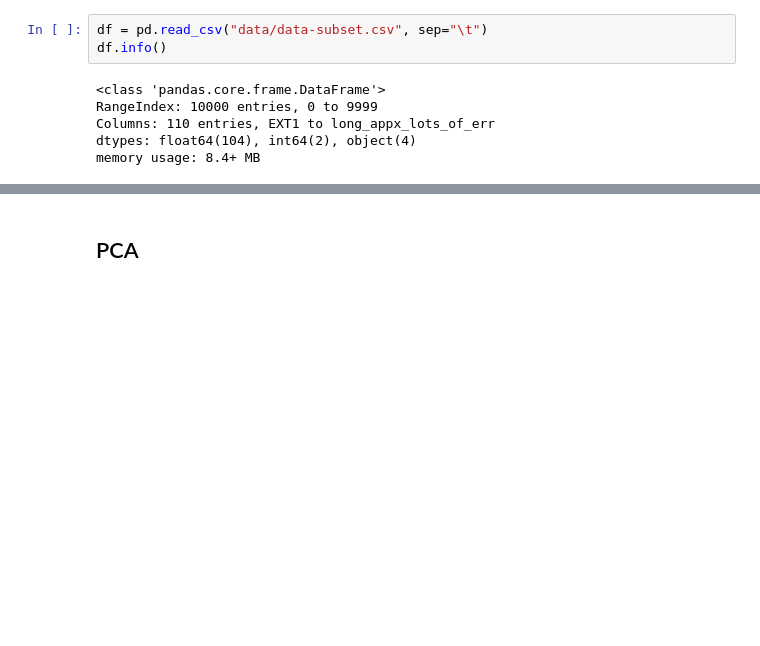
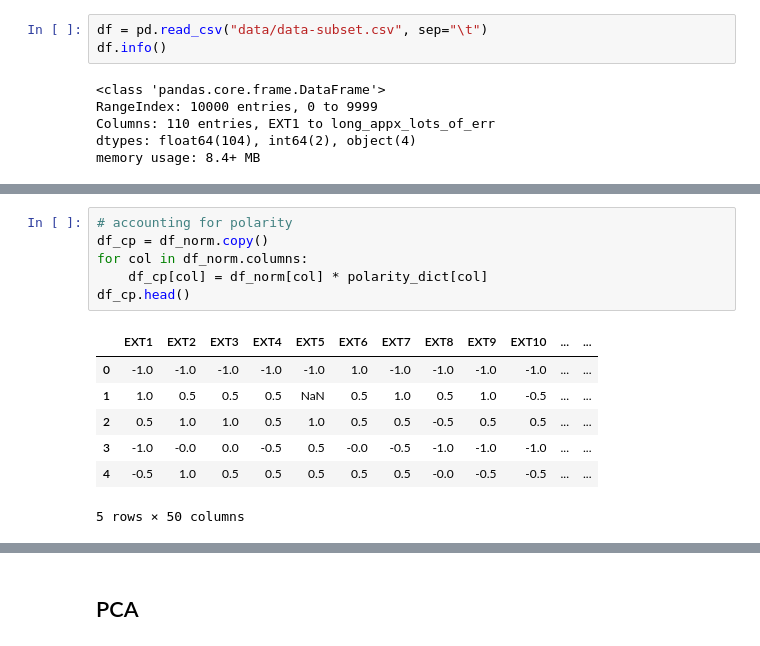
Before and after one commit to oetia/ocean-pca, a Jupyter notebook: pca.ipynb, the cells around one changed output, grey strips where cells are left out. Cells and saved outputs as stored; diff of their text form; blank space fills up the shorter version.

```diff
--- a/pca.ipynb
+++ b/pca.ipynb
@@ -137,0 +182,14 @@ print(df_ERDO.cov().to_markdown())
+# %%
+# accounting for polarity
+df_cp = df_norm.copy()
+for col in df_norm.columns:
+    df_cp[col] = df_norm[col] * polarity_dict[col]
+df_cp.head()
+# %% [output]
+|  | EXT1 | EXT2 | EXT3 | EXT4 | EXT5 | EXT6 | EXT7 | EXT8 | EXT9 | EXT10 | ... | ... |
+| 0 | -1.0 | -1.0 | -1.0 | -1.0 | -1.0 | 1.0 | -1.0 | -1.0 | -1.0 | -1.0 | ... | ... |
+| 1 | 1.0 | 0.5 | 0.5 | 0.5 | NaN | 0.5 | 1.0 | 0.5 | 1.0 | -0.5 | ... | ... |
+| 2 | 0.5 | 1.0 | 1.0 | 0.5 | 1.0 | 0.5 | 0.5 | -0.5 | 0.5 | 0.5 | ... | ... |
+| 3 | -1.0 | -0.0 | 0.0 | -0.5 | 0.5 | -0.0 | -0.5 | -1.0 | -1.0 | -1.0 | ... | ... |
+| 4 | -0.5 | 1.0 | 0.5 | 0.5 | 0.5 | 0.5 | 0.5 | -0.0 | -0.5 | -0.5 | ... | ... |
+5 rows × 50 columns
```
Also changed, not shown: parts of 25 cells of this notebook, 5 other files.
